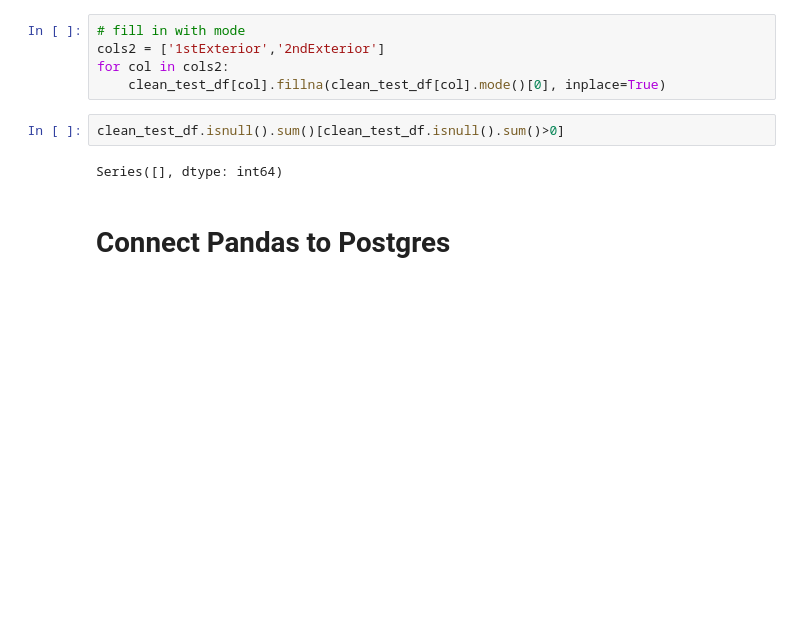
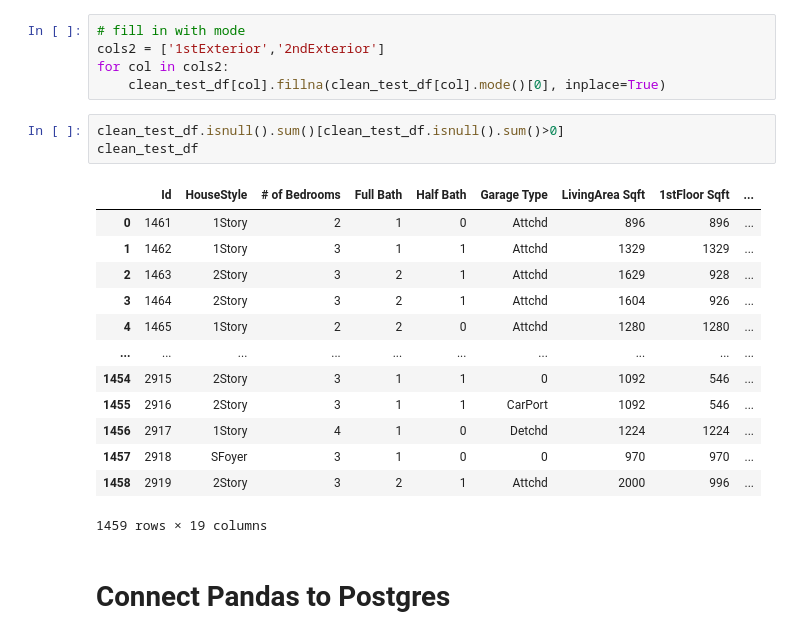
Before and after one commit to serpaulus/Predicting_the_Final_Home_Price, a Jupyter notebook: Predicting_Housing_Prices.ipynb, the cells around one changed output. Cells and saved outputs as stored; diff of their text form; blank space fills up the shorter version.

Commit message:
adding ml model test and mods to db

```diff
--- a/Predicting_Housing_Prices.ipynb
+++ b/Predicting_Housing_Prices.ipynb
@@ -308,8 +325,21 @@ for col in cols2:
     clean_test_df[col].fillna(clean_test_df[col].mode()[0], inplace=True)
 # %%
 clean_test_df.isnull().sum()[clean_test_df.isnull().sum()>0]
+clean_test_df
 # %% [output]
+|  | Id | HouseStyle | # of Bedrooms | Full Bath | Half Bath | Garage Type | LivingArea Sqft | 1stFloor Sqft | ... |
+| 0 | 1461 | 1Story | 2 | 1 | 0 | Attchd | 896 | 896 | ... |
+| 1 | 1462 | 1Story | 3 | 1 | 1 | Attchd | 1329 | 1329 | ... |
+| 2 | 1463 | 2Story | 3 | 2 | 1 | Attchd | 1629 | 928 | ... |
+| 3 | 1464 | 2Story | 3 | 2 | 1 | Attchd | 1604 | 926 | ... |
+| 4 | 1465 | 1Story | 2 | 2 | 0 | Attchd | 1280 | 1280 | ... |
+| ... | ... | ... | ... | ... | ... | ... | ... | ... | ... |
+| 1454 | 2915 | 2Story | 3 | 1 | 1 | 0 | 1092 | 546 | ... |
+| 1455 | 2916 | 2Story | 3 | 1 | 1 | CarPort | 1092 | 546 | ... |
+| 1456 | 2917 | 1Story | 4 | 1 | 0 | Detchd | 1224 | 1224 | ... |
+| 1457 | 2918 | SFoyer | 3 | 1 | 0 | 0 | 970 | 970 | ... |
+| 1458 | 2919 | 2Story | 3 | 2 | 1 | Attchd | 2000 | 996 | ... |
-Series([], dtype: int64)
+1459 rows × 19 columns
 # %% [markdown]
 # Connect Pandas to Postgres
 # %%
```
Also changed, not shown: parts of 6 cells of this notebook, 3 other files.
